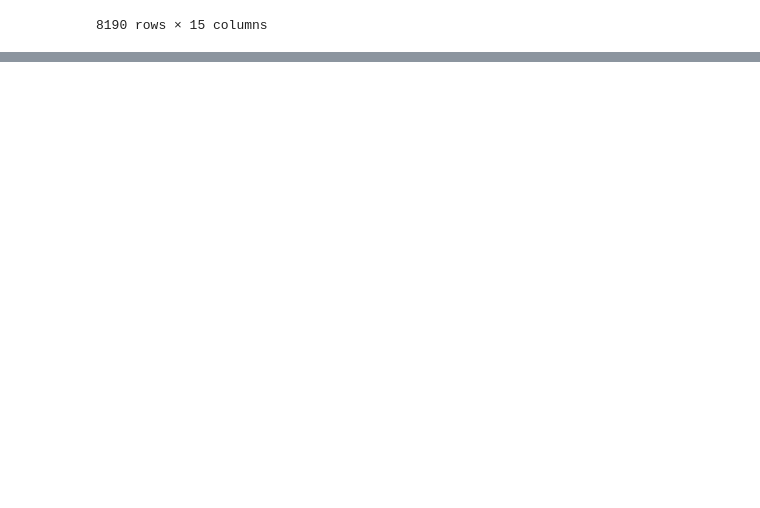
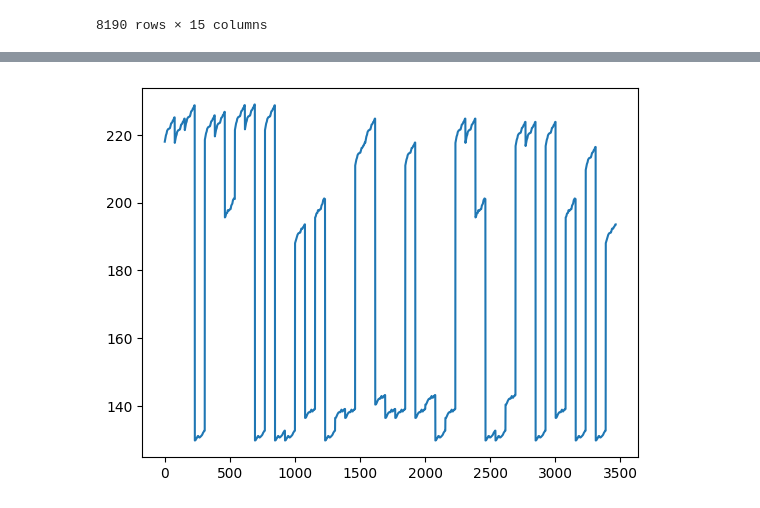
Before and after one commit to Prakash-Kani/Retail-Sales-Prediction, a Jupyter notebook: preprocessing.ipynb, the cells around one changed output, grey strips where cells are left out. Cells and saved outputs as stored; diff of their text form; code cells hidden in the pictures; blank space fills up the shorter version.

Commit message:
Identified Null Values

```diff
--- a/preprocessing.ipynb
+++ b/preprocessing.ipynb
@@ -312,0 +385,5 @@ feature_store_df
+# %%
+print('Null value counts till 04-11-2011')
+for i in range(1,6):
+    col = f'MarkDown{i}'
+    print(f'Column Name: {col} --Total Null values-->{feature_store_df[col].isna().sum()} ---Till Nov 2011 Null Values--> {markdown_null[col].isna().sum()} --Remaining / After 04-11-2011 Null values--> {feature_store_df[col].isna().sum() -markdown_null[col].isna().sum()}')
@@ -312,0 +397,4 @@ feature_store_df
+# %%
+for i in range(1,6):
+    col = f'MarkDown{i}'
+    print(f'Column Name: {col} ---Null Values--> {markdown_notnull[col].isna().sum()}')
@@ -312,0 +412,4 @@ feature_store_df
+# %%
+for i in range(1,6):
+    column = f'MarkDown{i}'
+    markdown_notnull[column].fillna(0, inplace = True)
@@ -312,0 +499,6 @@ feature_store_df
+# %%
+cpi_unemp_null = markdown_notnull[markdown_notnull.Date >= '2013-05-03']
+cpi_unemp_notnull = markdown_notnull[markdown_notnull.Date < '2013-05-03']
+cpi_unemp_null.reset_index(drop=True,  inplace = True)
+cpi_unemp_notnull.reset_index(drop=True,  inplace = True)
+cpi_unemp_null
@@ -312,0 +555,5 @@ feature_store_df
+# %%
+plt.plot(cpi_unemp_notnull['CPI'])
+plt.show()
+# %% [output]
+[figure, added]
```
Also changed, not shown: parts of 24 cells of this notebook.
